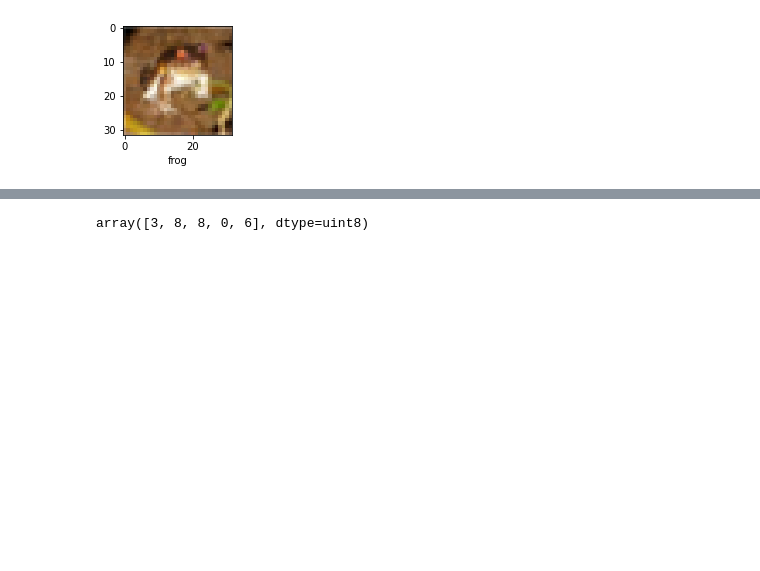
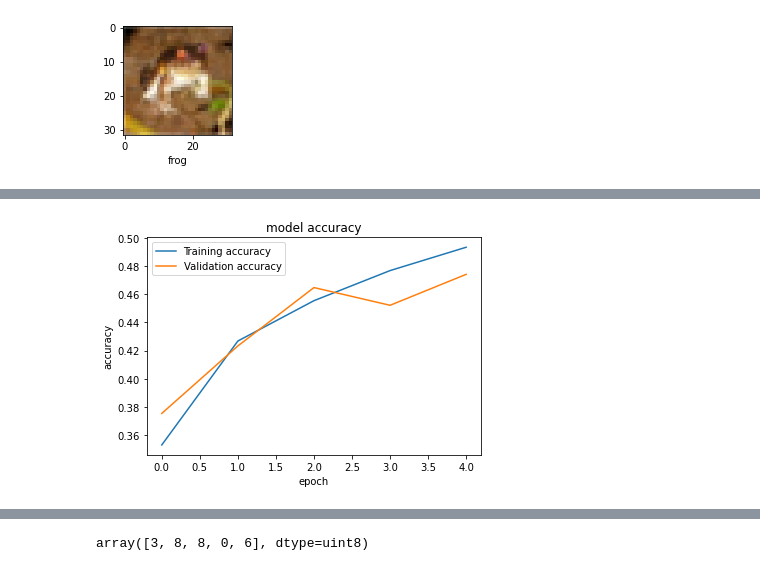
Before and after one commit to ewfaye/machine_learning_M2_ICO, a Jupyter notebook: Projet_ML_2.ipynb, the cells around one changed output, grey strips where cells are left out. Cells and saved outputs as stored; diff of their text form; code cells hidden in the pictures; blank space fills up the shorter version.

```diff
--- a/Projet_ML_2.ipynb
+++ b/Projet_ML_2.ipynb
@@ -115,3 +138,7 @@ Epoch 5/5
+# %%
+plot_accuracy(fit_ann)
+# %% [output]
+[figure, added]
 # %%
 # Evaluons notre modèle sur les données test
 ann.evaluate(X_test, y_test)
```
Also changed, not shown: parts of 16 cells of this notebook.
